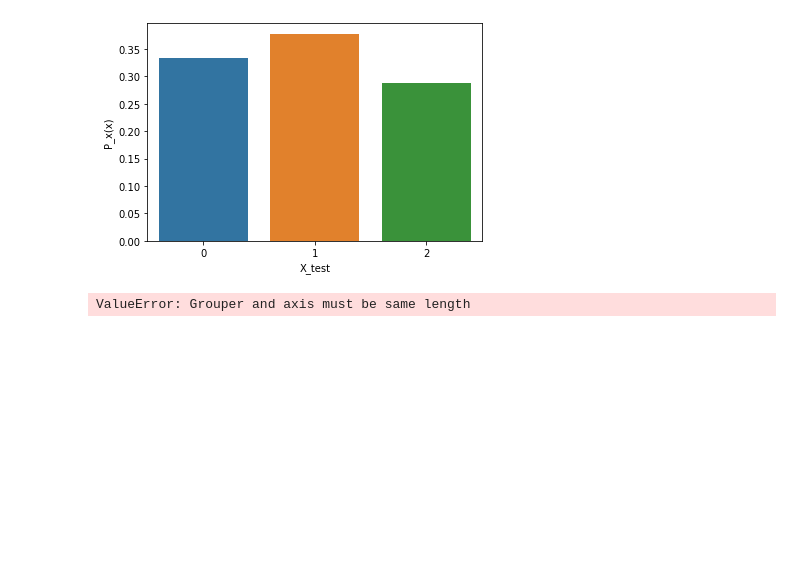
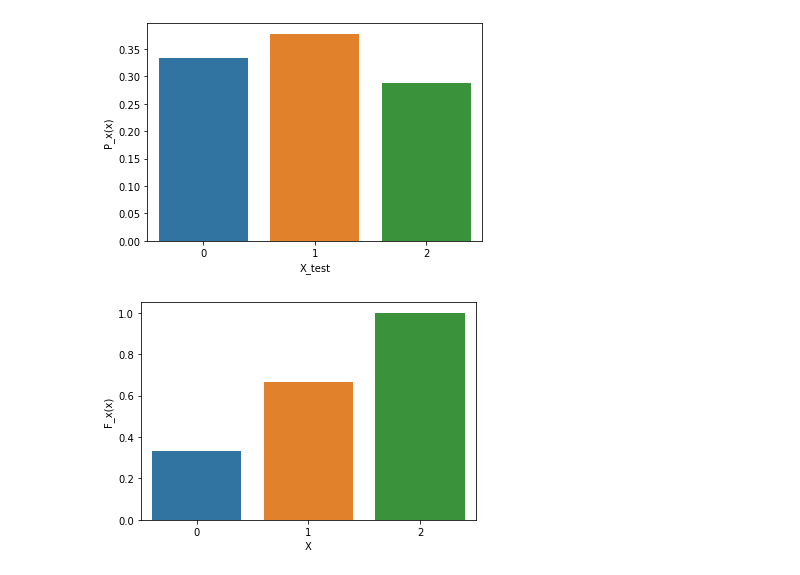
Before and after one commit to LPK99/Statistics_Vin, a Jupyter notebook: ipynb/btth_2_2.ipynb, the cells around one changed output. Cells and saved outputs as stored; diff of their text form; code cells hidden in the pictures; blank space fills up the shorter version.

```diff
--- a/ipynb/btth_2_2.ipynb
+++ b/ipynb/btth_2_2.ipynb
@@ -52,8 +52,8 @@ plt.show()
 [figure]
 # %%
 cdf = np.cumsum(pmf)
-CDF = sns.barplot(y, cdf)
-CDF.set(xlabel = 'y', ylabel = 'F_x(x)')
+CDF = sns.barplot(val, cdf)
+CDF.set(xlabel = 'X', ylabel = 'F_x(x)')
 plt.show()
 # %% [output]
-ValueError: Grouper and axis must be same length
+[figure, added]
```
Also changed, not shown: parts of 2 cells of this notebook.
